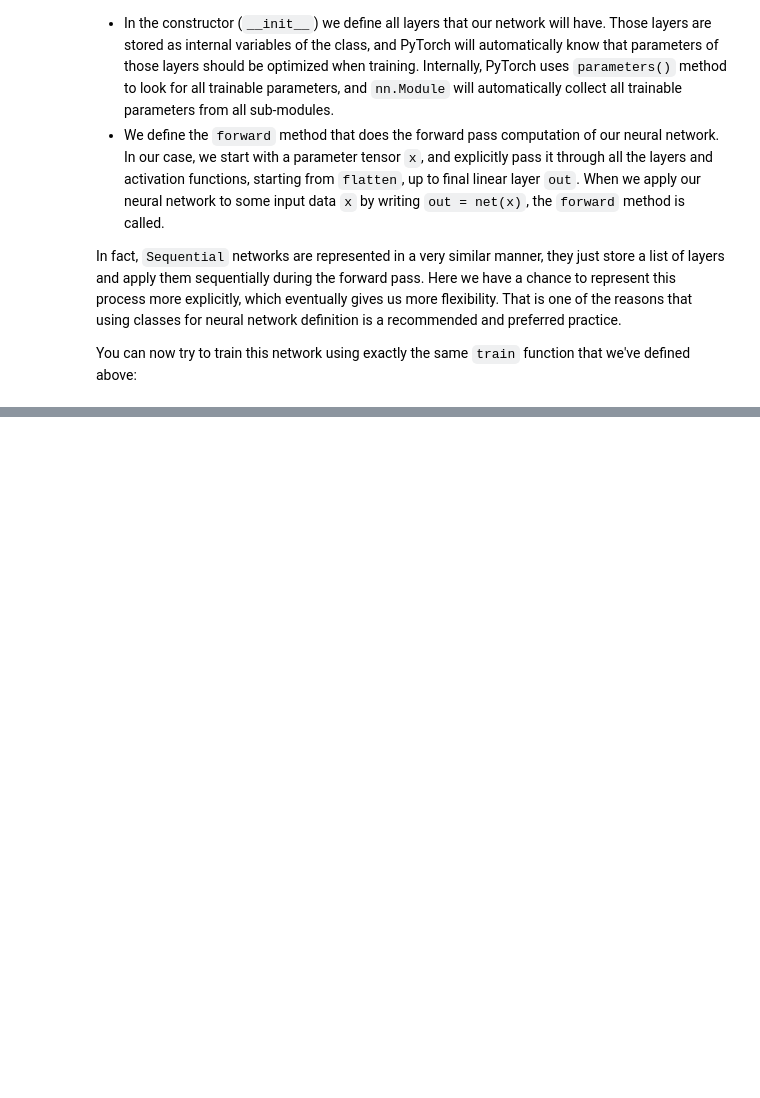
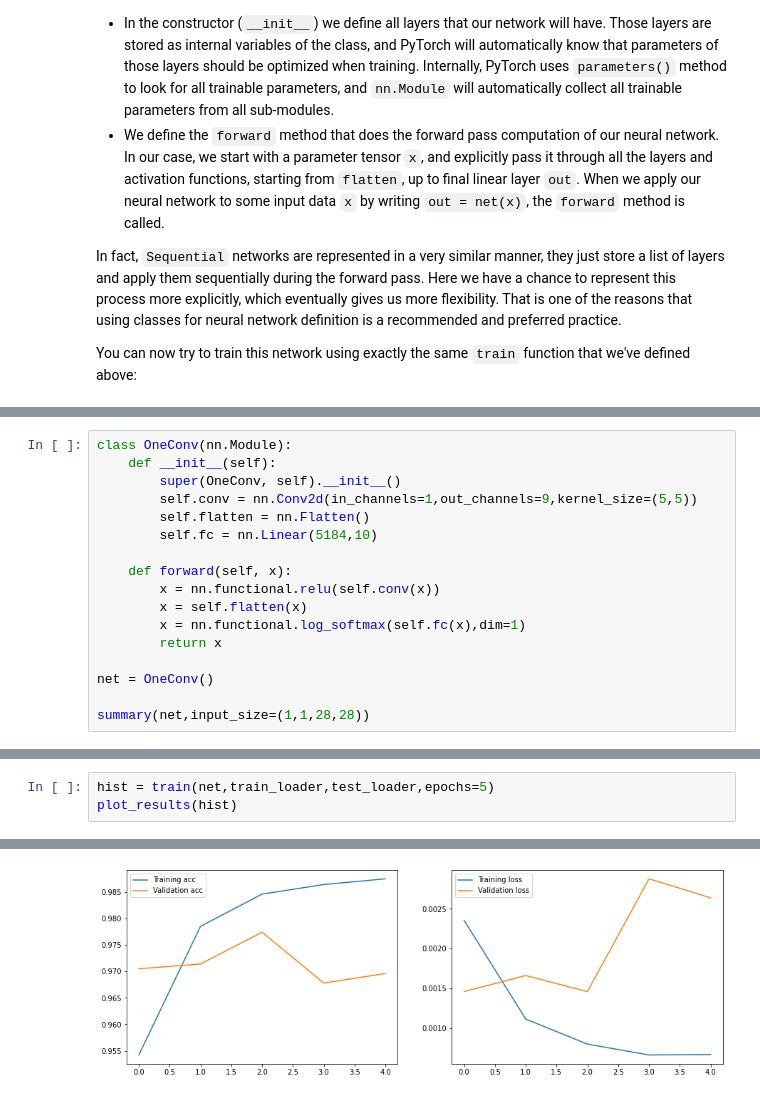
Before and after one commit to araghavendra16/pytorch-intro-code, a Jupyter notebook: pytorch_cv.ipynb, the cells around one changed output, grey strips where cells are left out. Cells and saved outputs as stored; diff of their text form; blank space fills up the shorter version.

```diff
--- a/pytorch_cv.ipynb
+++ b/pytorch_cv.ipynb
@@ -342,0 +384,17 @@ Epoch  4, Train acc=0.963, Val acc=0.960, Train loss=0.033, Val loss=0.033
+# %%
+class OneConv(nn.Module):
+    def __init__(self):
+        super(OneConv, self).__init__()
+        self.conv = nn.Conv2d(in_channels=1,out_channels=9,kernel_size=(5,5))
+        self.flatten = nn.Flatten()
+        self.fc = nn.Linear(5184,10)
+
+    def forward(self, x):
+        x = nn.functional.relu(self.conv(x))
+        x = self.flatten(x)
+        x = nn.functional.log_softmax(self.fc(x),dim=1)
+        return x
+
+net = OneConv()
+
+summary(net,input_size=(1,1,28,28))
@@ -342,0 +424,4 @@ Epoch  4, Train acc=0.963, Val acc=0.960, Train loss=0.033, Val loss=0.033
+# %%
+hist = train(net,train_loader,test_loader,epochs=5)
+plot_results(hist)
+# %% [output]
@@ -342,0 +433 @@ Epoch  4, Train acc=0.963, Val acc=0.960, Train loss=0.033, Val loss=0.033
+[figure, added]
```
Also changed, not shown: parts of 20 cells of this notebook.
